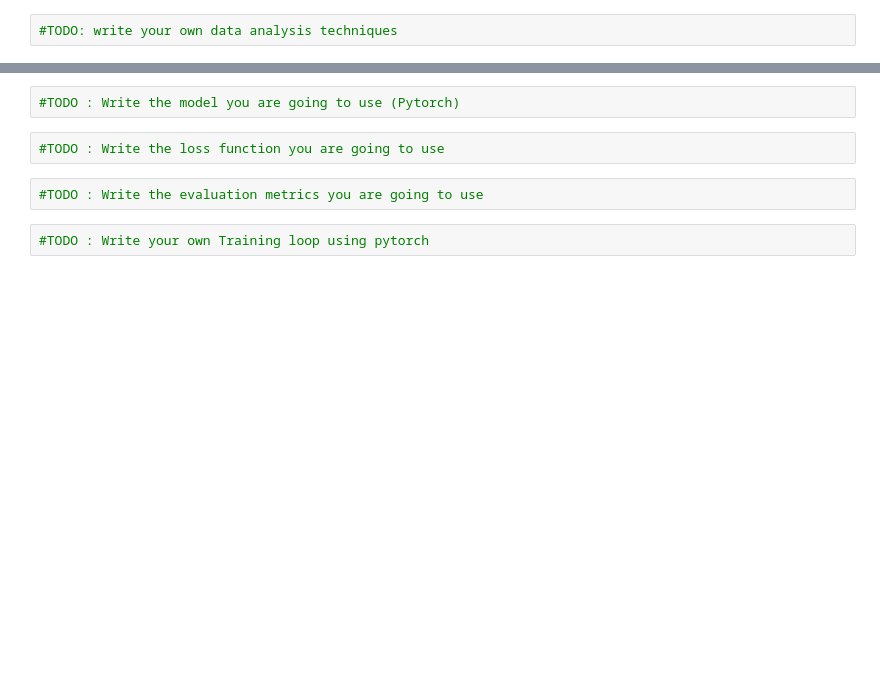
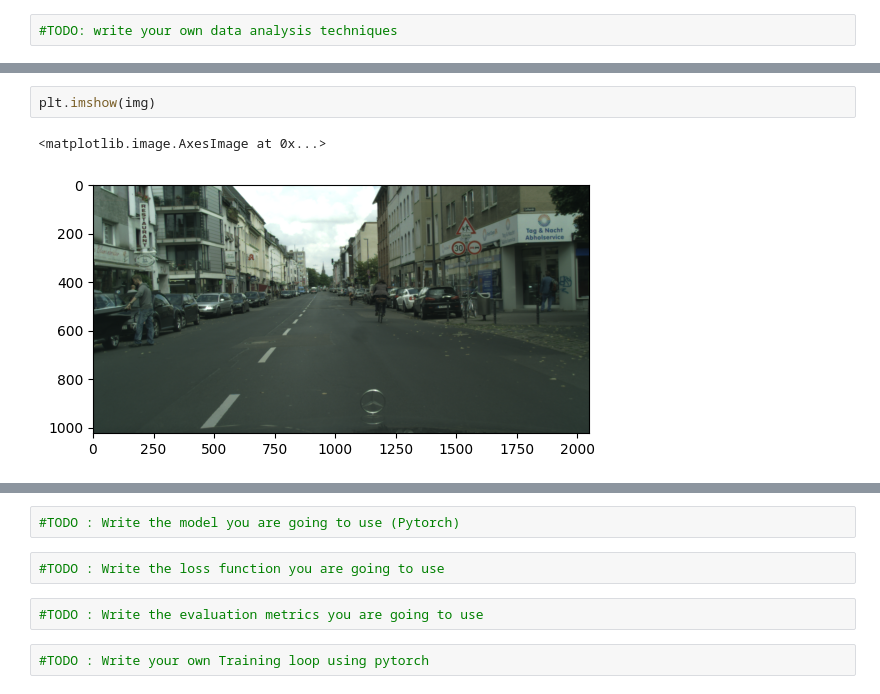
Before and after one commit to YoussifKhaled/Cityscapes_Semantic_Segmentor, a Jupyter notebook: Source Code/Cityscapes_Base.ipynb, the cells around one changed output, grey strips where cells are left out. Drawn from its saved outputs; the diff is of its cells as text; blank space fills up the shorter version.

```diff
--- a/Source Code/Cityscapes_Base.ipynb
+++ b/Source Code/Cityscapes_Base.ipynb
@@ -214,0 +240,5 @@ df_test.head()
+# %%
+plt.imshow(img)
+# %% [output]
+<matplotlib.image.AxesImage at 0x...>
+[figure, added]
```
Also changed, not shown: parts of 21 cells of this notebook.
